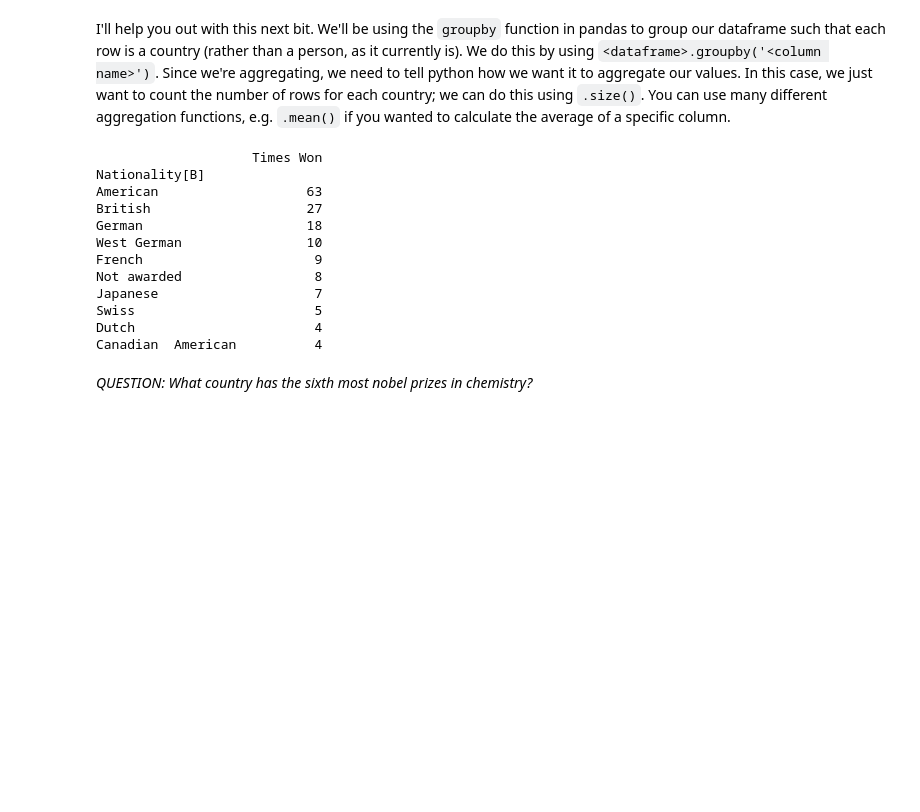
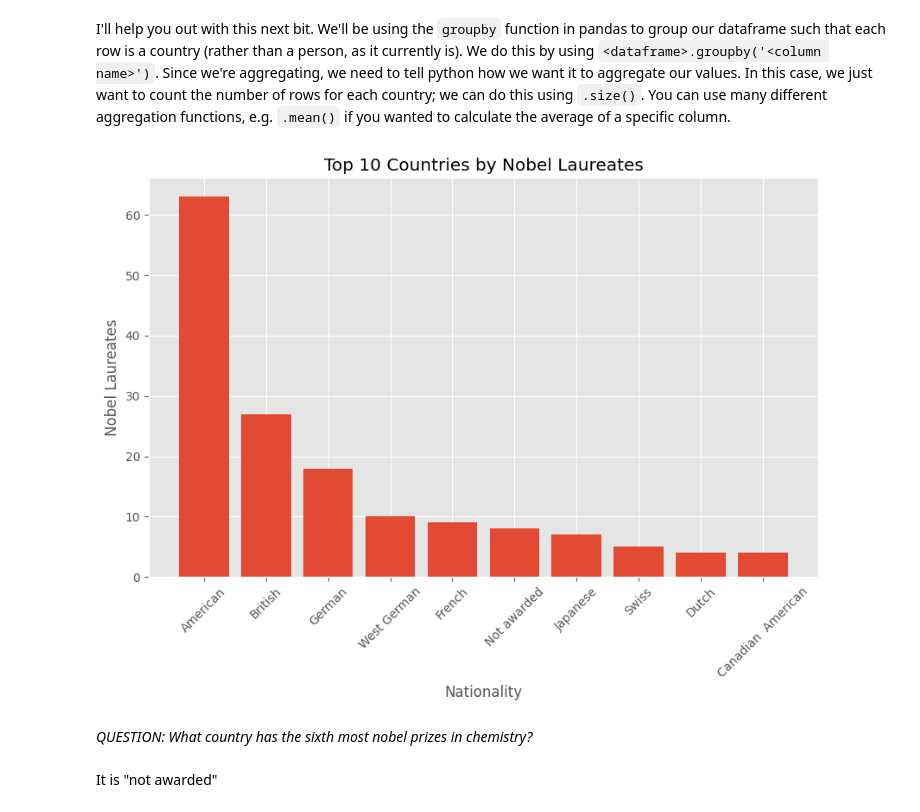
Before and after one commit to H3nnyH/H3nnYQM2, a Jupyter notebook: notebooks/W02. Pandas.ipynb, the cells around one changed output. Cells and saved outputs as stored; diff of their text form; code cells hidden in the pictures; blank space fills up the shorter version.

```diff
--- a/notebooks/W02. Pandas.ipynb
+++ b/notebooks/W02. Pandas.ipynb
@@ -467,27 +467,24 @@ I'll help you out with this next bit. We'll be using the `groupby` function in p
 # %%
 # create a new dataframe called 'country' in which each row is a country, and the values represent the number of nobel laureates.
 countryx= chem.groupby('Nationality[B]')
 countryz = countryx.size()
 country = pandas.DataFrame(countryz, columns=['Times Won'])
 # now sort it in descending order
 country_df = country.sort_values(by='Times Won', ascending=False)
 # Print the sorted DataFrame
 
 # finally, plot the top 10 countries
 top_10 = country_df.head(10)
-print(top_10)
+plt.figure(figsize=(10, 6))
+plt.bar(top_10.index, top_10['Times Won'])
+plt.xlabel('Nationality')
+plt.ylabel('Nobel Laureates')
+plt.title('Top 10 Countries by Nobel Laureates')
+plt.xticks(rotation=45)
+plt.show()
 # %% [output]
-                    Times Won
-Nationality[B]
-American                   63
-British                    27
-German                     18
-West German                10
-French                      9
-Not awarded                 8
-Japanese                    7
-Swiss                       5
-Dutch                       4
-Canadian  American          4
+[figure, added]
 # %% [markdown]
 *QUESTION: What country has the sixth most nobel prizes in chemistry?*
+# %% [markdown]
+It is "not awarded"
```
